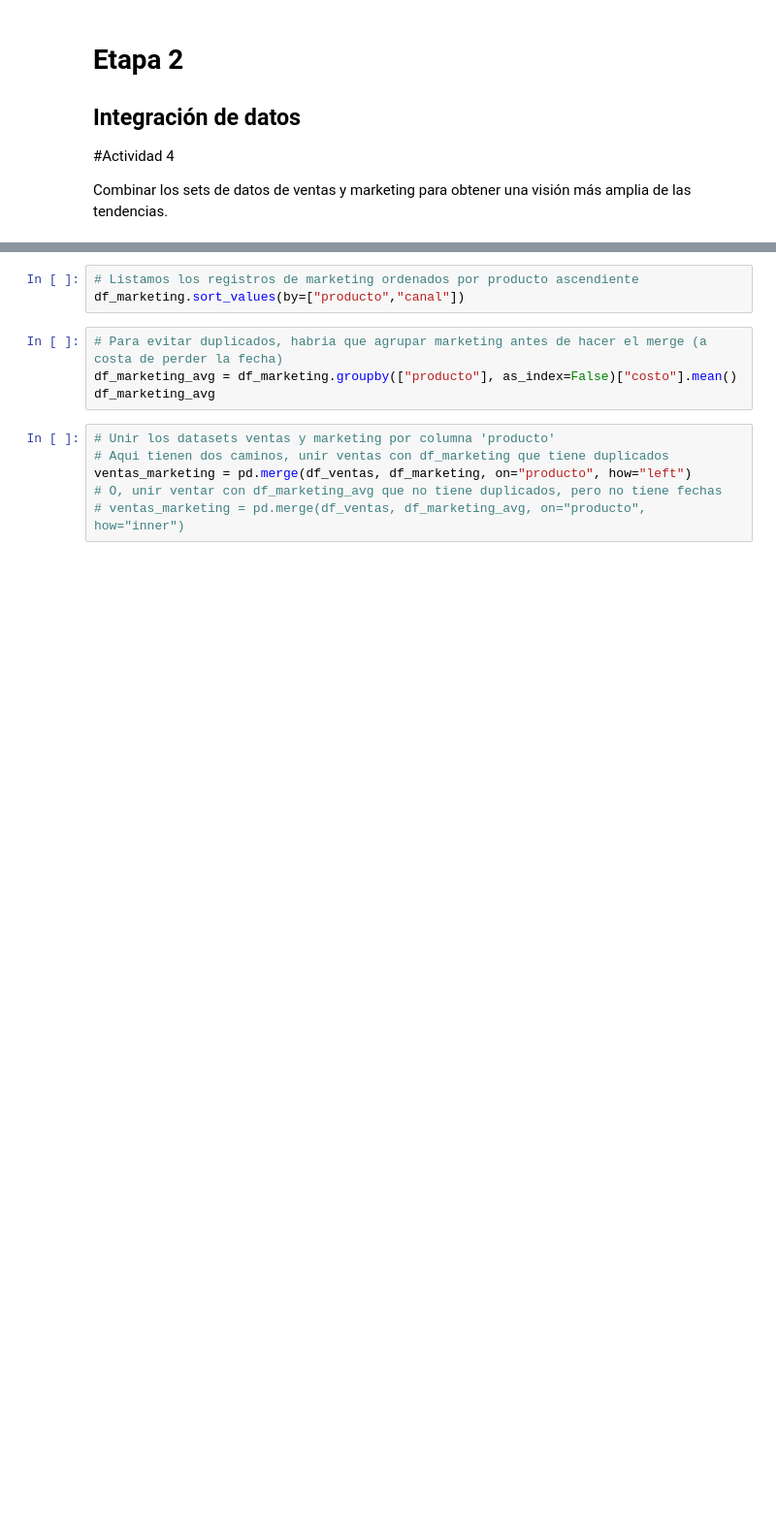
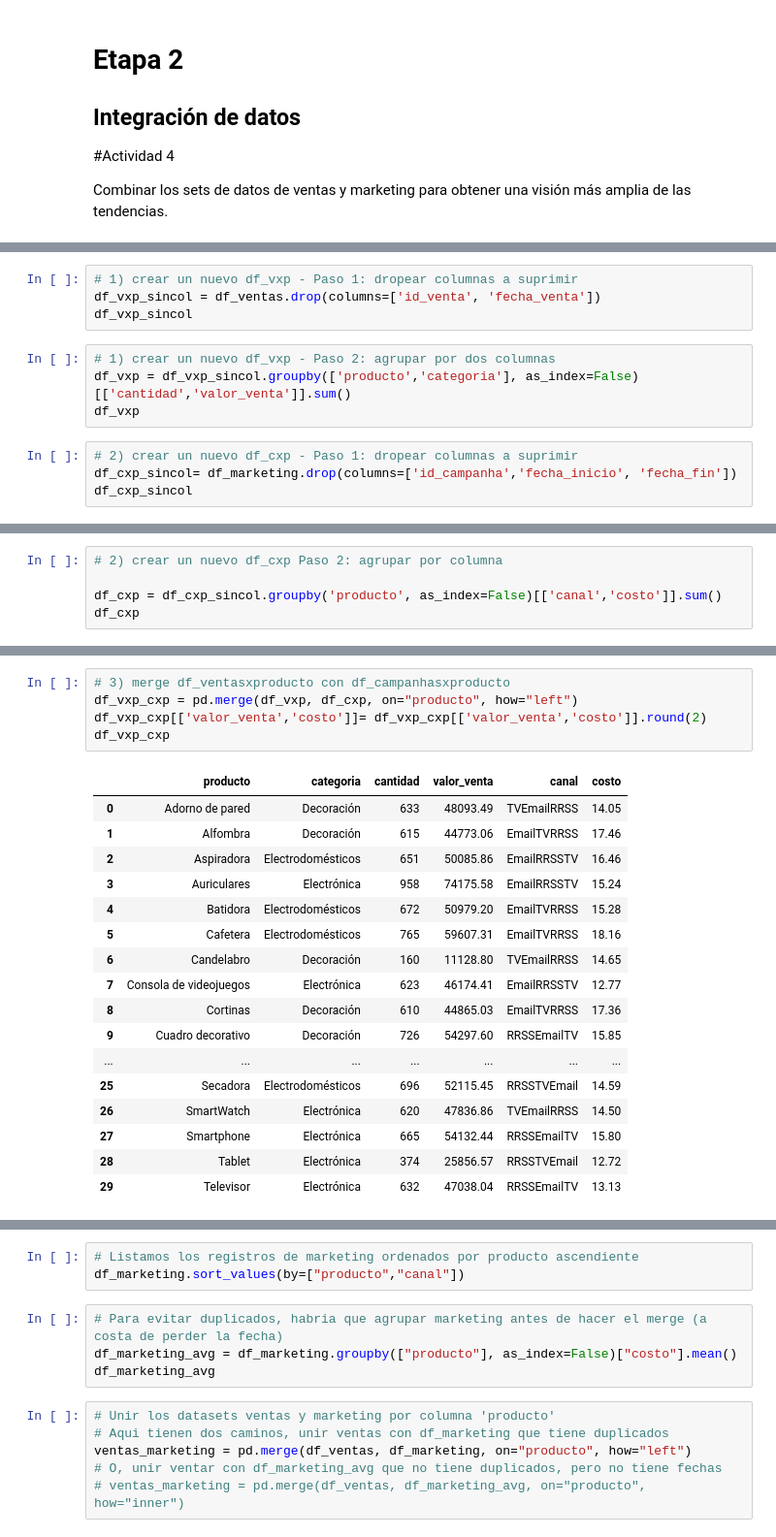
Before and after one commit to VASUDEVAKAMASWAMI/TT-2C2025-Data-Analitycs-Notebooks, a Jupyter notebook: Copia_de_pre_entrega.ipynb, the cells around one changed output, grey strips where cells are left out. Shown at 97% size. Saved outputs shown, nothing was run; the diff lists cells and outputs as text; blank space fills up the shorter version.

```diff
--- a/Copia_de_pre_entrega.ipynb
+++ b/Copia_de_pre_entrega.ipynb
@@ -550,0 +787,12 @@ df_marketing["producto"].nunique()
+# %%
+# 1) crear un nuevo df_vxp - Paso 1: dropear columnas a suprimir
+df_vxp_sincol = df_ventas.drop(columns=['id_venta', 'fecha_venta'])
+df_vxp_sincol
+# %%
+# 1) crear un nuevo df_vxp - Paso 2: agrupar por dos columnas
+df_vxp = df_vxp_sincol.groupby(['producto','categoria'], as_index=False)[['cantidad','valor_venta']].sum()
+df_vxp
+# %%
+# 2) crear un nuevo df_cxp - Paso 1: dropear columnas a suprimir
+df_cxp_sincol= df_marketing.drop(columns=['id_campanha','fecha_inicio', 'fecha_fin'])
+df_cxp_sincol
@@ -550,0 +813,5 @@ df_marketing["producto"].nunique()
+# %%
+# 2) crear un nuevo df_cxp Paso 2: agrupar por columna
+
+df_cxp = df_cxp_sincol.groupby('producto', as_index=False)[['canal','costo']].sum()
+df_cxp
@@ -550,0 +836,23 @@ df_marketing["producto"].nunique()
+# %%
+# 3) merge df_ventasxproducto con df_campanhasxproducto
+df_vxp_cxp = pd.merge(df_vxp, df_cxp, on="producto", how="left")
+df_vxp_cxp[['valor_venta','costo']]= df_vxp_cxp[['valor_venta','costo']].round(2)
+df_vxp_cxp
+# %% [output]
+|  | producto | categoria | cantidad | valor_venta | canal | costo |
+| 0 | Adorno de pared | Decoración | 633 | 48093.49 | TVEmailRRSS | 14.05 |
+| 1 | Alfombra | Decoración | 615 | 44773.06 | EmailTVRRSS | 17.46 |
+| 2 | Aspiradora | Electrodomésticos | 651 | 50085.86 | EmailRRSSTV | 16.46 |
+| 3 | Auriculares | Electrónica | 958 | 74175.58 | EmailRRSSTV | 15.24 |
+| 4 | Batidora | Electrodomésticos | 672 | 50979.20 | EmailTVRRSS | 15.28 |
+| 5 | Cafetera | Electrodomésticos | 765 | 59607.31 | EmailTVRRSS | 18.16 |
+| 6 | Candelabro | Decoración | 160 | 11128.80 | TVEmailRRSS | 14.65 |
+| 7 | Consola de videojuegos | Electrónica | 623 | 46174.41 | EmailRRSSTV | 12.77 |
+| 8 | Cortinas | Decoración | 610 | 44865.03 | EmailTVRRSS | 17.36 |
+| 9 | Cuadro decorativo | Decoración | 726 | 54297.60 | RRSSEmailTV | 15.85 |
+| ... | ... | ... | ... | ... | ... | ... |
+| 25 | Secadora | Electrodomésticos | 696 | 52115.45 | RRSSTVEmail | 14.59 |
+| 26 | SmartWatch | Electrónica | 620 | 47836.86 | TVEmailRRSS | 14.50 |
+| 27 | Smartphone | Electrónica | 665 | 54132.44 | RRSSEmailTV | 15.80 |
+| 28 | Tablet | Electrónica | 374 | 25856.57 | RRSSTVEmail | 12.72 |
+| 29 | Televisor | Electrónica | 632 | 47038.04 | RRSSEmailTV | 13.13 |
```
Also changed, not shown: parts of 54 cells of this notebook.
